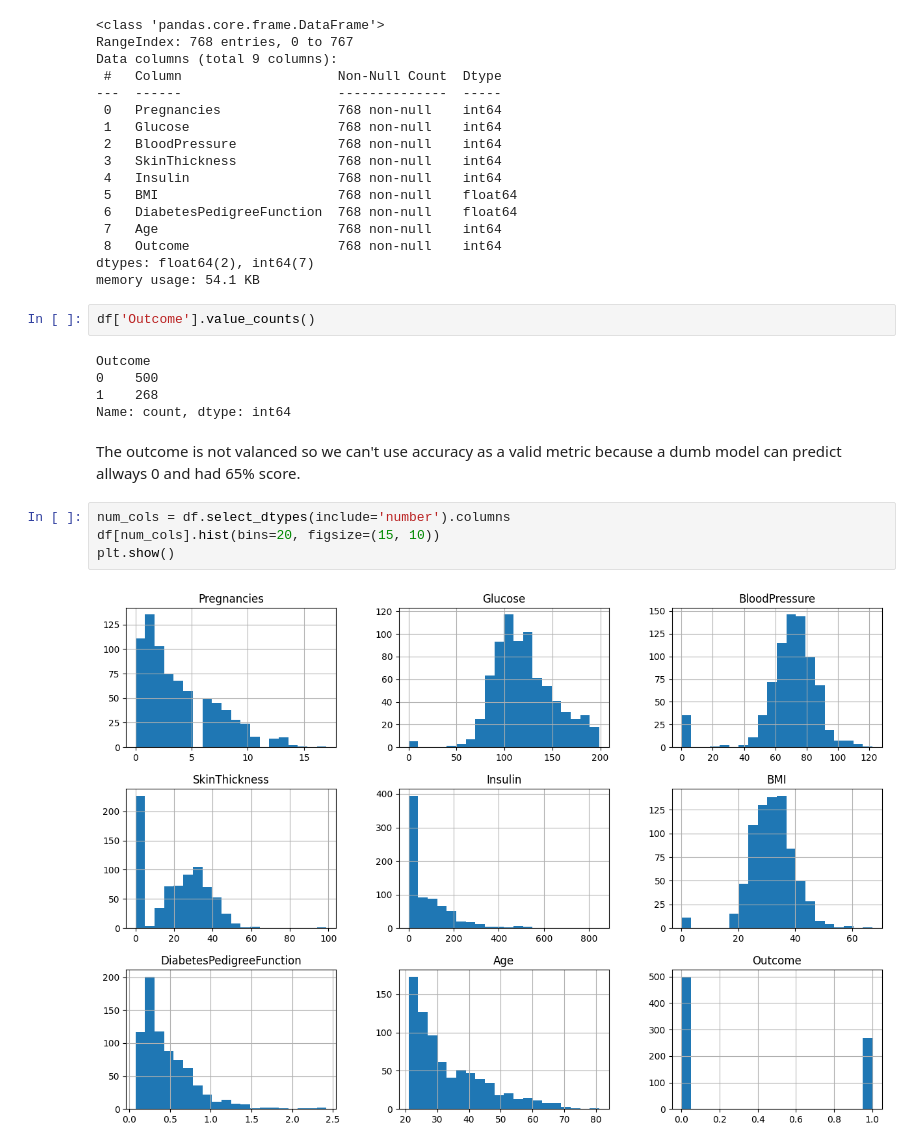
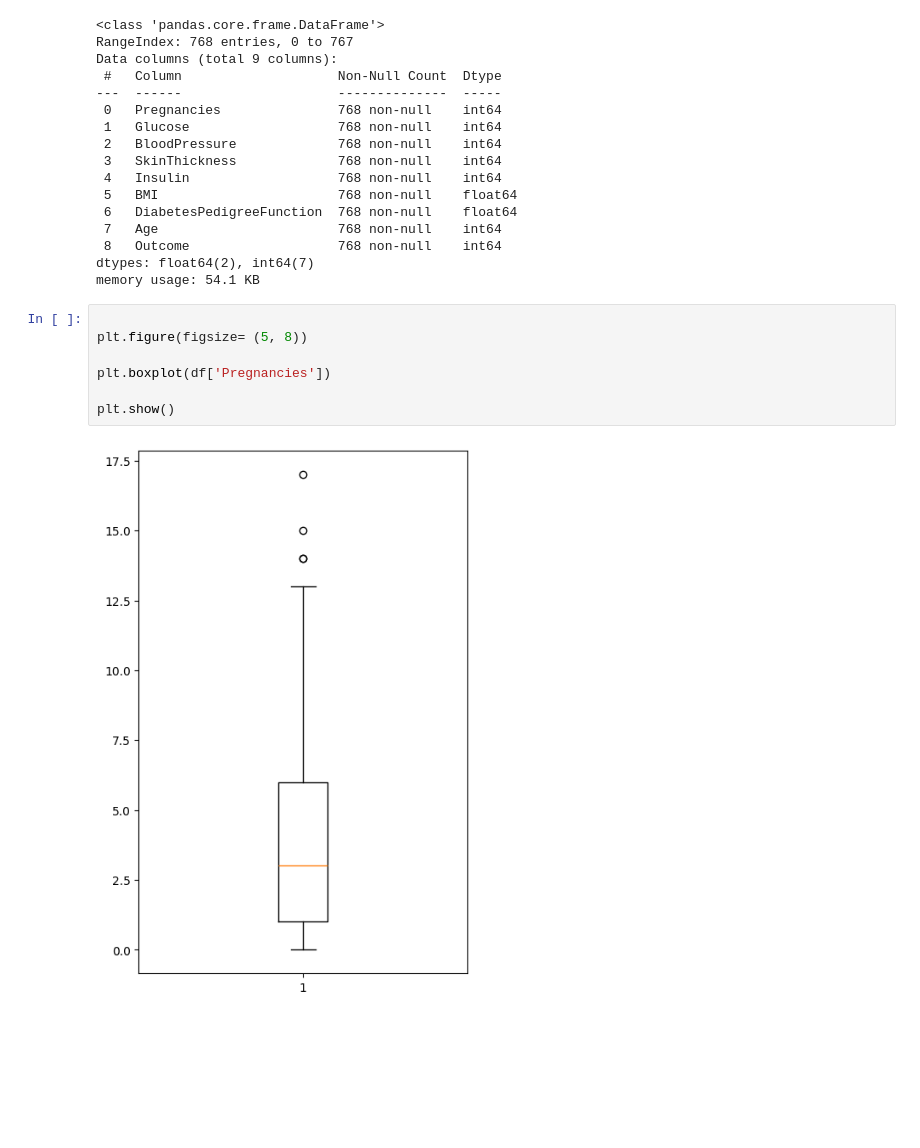
Before and after one commit to 4GeeksAcademy/IagoRivadulla-Boosting, a Jupyter notebook: src/explore.ipynb, the cells around one changed output. Drawn from its saved outputs; the diff is of its cells as text; blank space fills up the shorter version.

```diff
--- a/src/explore.ipynb
+++ b/src/explore.ipynb
@@ -58,19 +48,13 @@ Data columns (total 9 columns):
  8   Outcome                   768 non-null    int64
 dtypes: float64(2), int64(7)
 memory usage: 54.1 KB
-# %%
-df['Outcome'].value_counts()
-# %% [output]
-Outcome
-0    500
-1    268
-Name: count, dtype: int64
-# %% [markdown]
-The outcome is not valanced so we can't use accuracy as a valid metric because a dumb model can predict allways 0 and had 65% score.
-# %%
-num_cols = df.select_dtypes(include='number').columns
-df[num_cols].hist(bins=20, figsize=(15, 10))
-plt.show()
-# %% [output]
-[figure, removed]
+# %%
+
+plt.figure(figsize= (5, 8))
+
+plt.boxplot(df['Pregnancies'])
+
+plt.show()
+# %% [output]
+[figure, added]
 # %%
```
Also changed, not shown: parts of 44 cells of this notebook.
